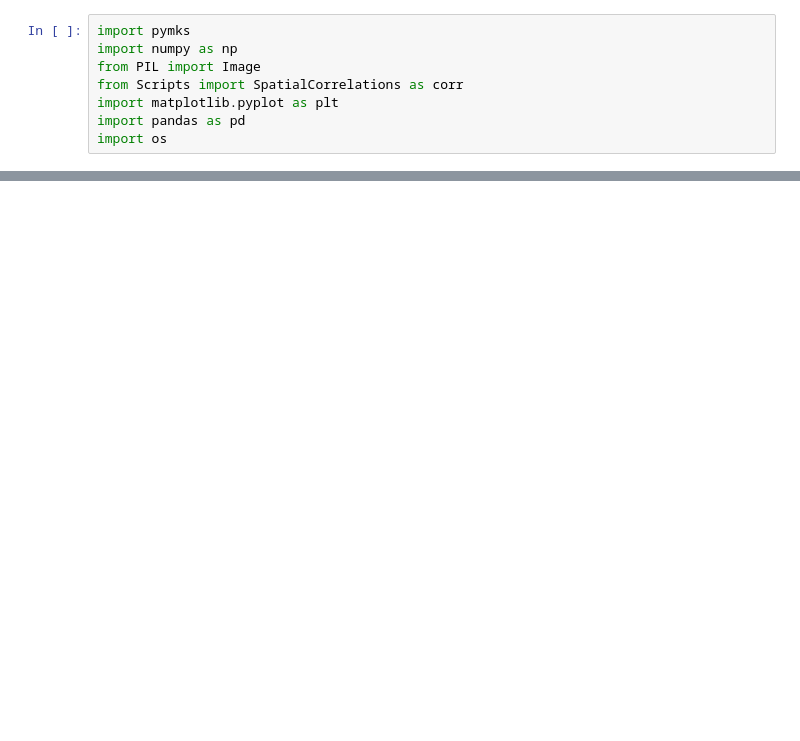
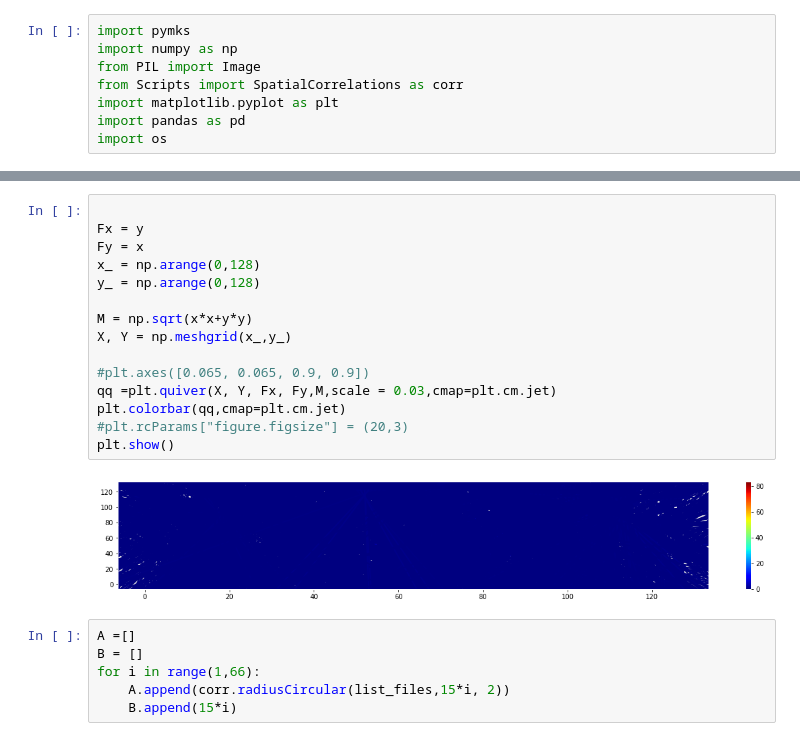
Before and after one commit to nhgowtham/MicrostructureStatistics, a Jupyter notebook: Velocity Calculation.ipynb, the cells around one changed output, grey strips where cells are left out. Cells and saved outputs as stored; diff of their text form; blank space fills up the shorter version.

```diff
--- a/Velocity Calculation.ipynb
+++ b/Velocity Calculation.ipynb
@@ -150,0 +73,23 @@ Text(0.5, 1.0, 'velocity means wrt time')
+# %%
+
+Fx = y
+Fy = x
+x_ = np.arange(0,128)
+y_ = np.arange(0,128)
+
+M = np.sqrt(x*x+y*y)
+X, Y = np.meshgrid(x_,y_)
+
+#plt.axes([0.065, 0.065, 0.9, 0.9])
+qq =plt.quiver(X, Y, Fx, Fy,M,scale = 0.03,cmap=plt.cm.jet)
+plt.colorbar(qq,cmap=plt.cm.jet)
+#plt.rcParams["figure.figsize"] = (20,3)
+plt.show()
+# %% [output]
+[figure, added]
+# %%
+A =[]
+B = []
+for i in range(1,66):
+    A.append(corr.radiusCircular(list_files,15*i, 2))
+    B.append(15*i)
```
Also changed, not shown: parts of 22 cells of this notebook, 5 other files.
